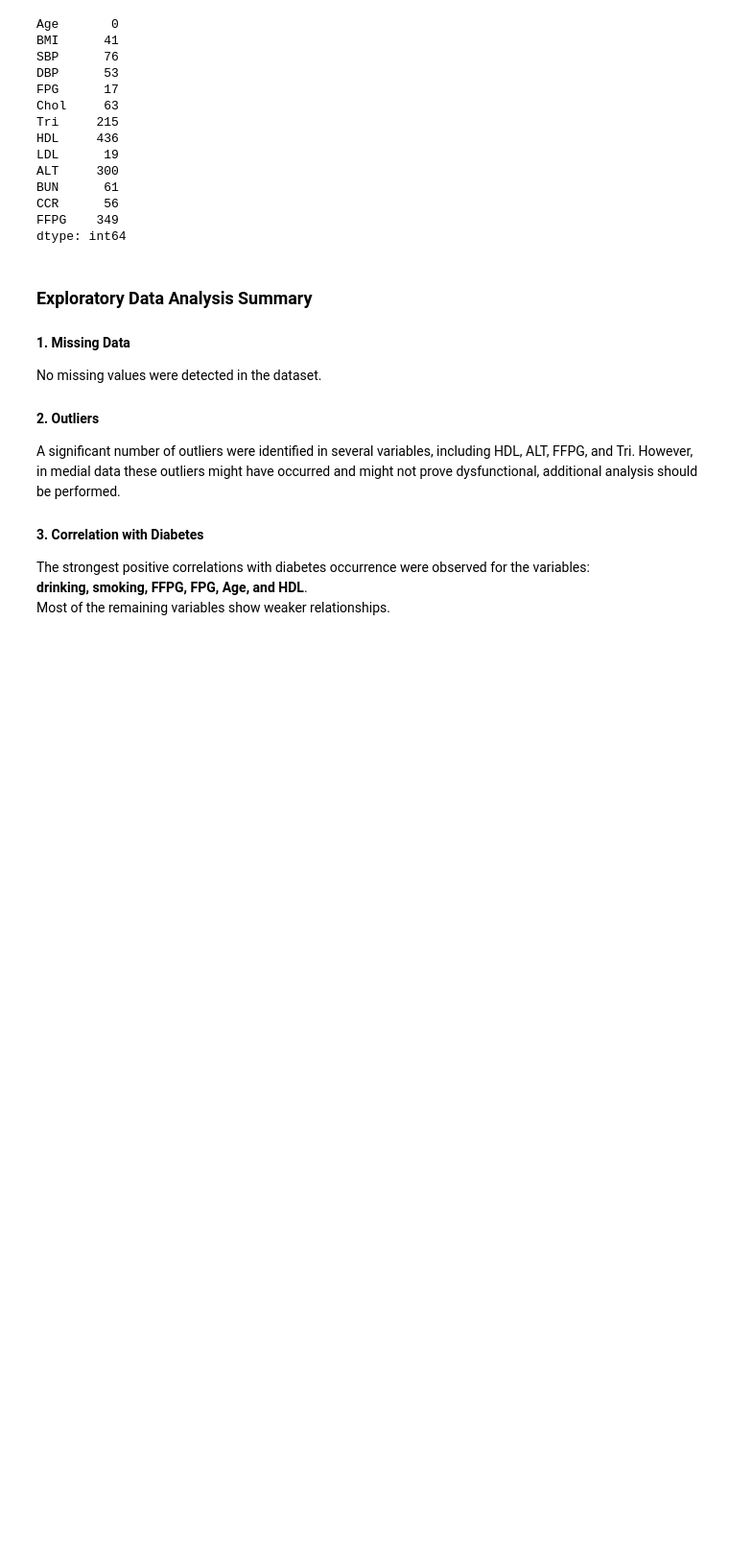
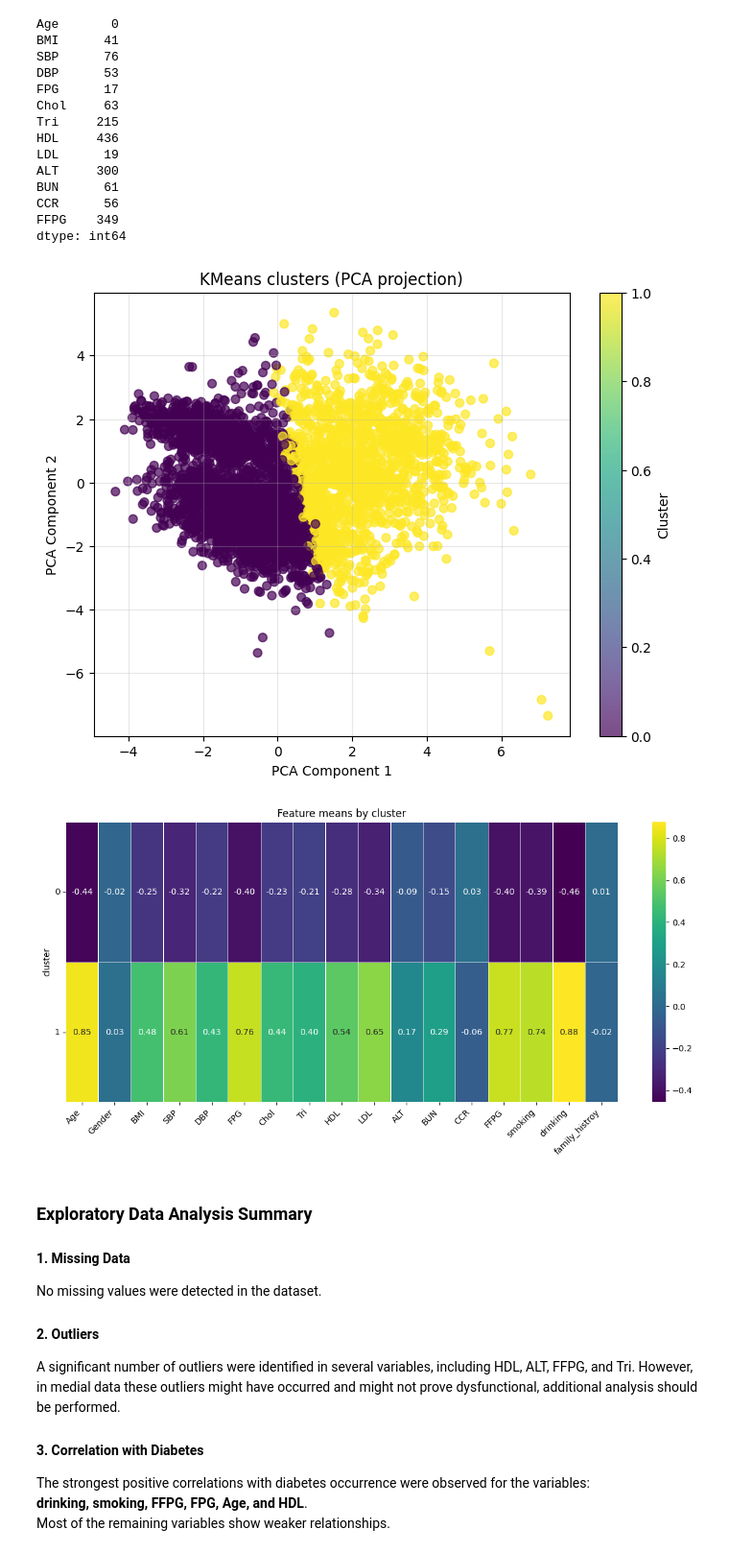
Before and after one commit to OskarRg/type-2-diabetes-analysis, a Jupyter notebook: notebooks/01_exploratory_data_analysis.ipynb, the cells around one changed output. Shown: that part at 96% size. Saved outputs shown, nothing was run; the diff lists cells and outputs as text; code cells hidden in the pictures; blank space fills up the shorter version.

Commit message:
ModelEvaluator Implementation - Clustering and Anomaly demo

```diff
--- a/notebooks/01_exploratory_data_analysis.ipynb
+++ b/notebooks/01_exploratory_data_analysis.ipynb
@@ -250,6 +250,59 @@ BUN      61
 CCR      56
 FFPG    349
 dtype: int64
+# %%
+from sklearn.cluster import KMeans
+from sklearn.decomposition import PCA
+from sklearn.discriminant_analysis import StandardScaler
+
+scaler = StandardScaler()
+df_no_target = df.drop(columns=["Diabetes"])
+X_scaled = scaler.fit_transform(df_no_target)
+model = KMeans(
+    n_clusters=2,
+    random_state=42,
+    n_init="auto",
+)
+labels: np.ndarray = model.fit_predict(X_scaled)
+pca = PCA(n_components=2, random_state=42)
+pca_coords: np.ndarray = pca.fit_transform(X_scaled)
+if pca_coords.shape[1] != 2:
+    raise ValueError("PCA coordinates must be 2-dimensional for plotting.")
+
+plt.figure(figsize=(8, 6))
+scatter = plt.scatter(
+    pca_coords[:, 0],
+    pca_coords[:, 1],
+    c=labels,
+    cmap="viridis",
+    alpha=0.7,
+    s=40,
+)
+
+plt.title("KMeans clusters (PCA projection)")
+plt.xlabel("PCA Component 1")
+plt.ylabel("PCA Component 2")
+plt.colorbar(scatter, label="Cluster")
+plt.grid(alpha=0.3)
+
+plt.show()
+
+df_scaled_plot = pd.DataFrame(X_scaled, columns=df_no_target.columns)
+df_scaled_plot["cluster"] = labels
+cluster_stats: pd.DataFrame = df_scaled_plot.groupby("cluster").mean()
+
+plt.figure(figsize=(12, 6))
+
+sns.heatmap(cluster_stats, cmap="viridis", annot=True, fmt=".2f", linewidths=0.5, linecolor="white")
+
+plt.title("Feature means by cluster")
+plt.xticks(rotation=45, ha="right")
+plt.yticks(rotation=0)
+plt.tight_layout()
+plt.show()
+# %% [output]
+[figure, added]
+[figure, added]
 # %% [markdown]
 ### Exploratory Data Analysis Summary
 
```
Also changed, not shown: 8 other files.
